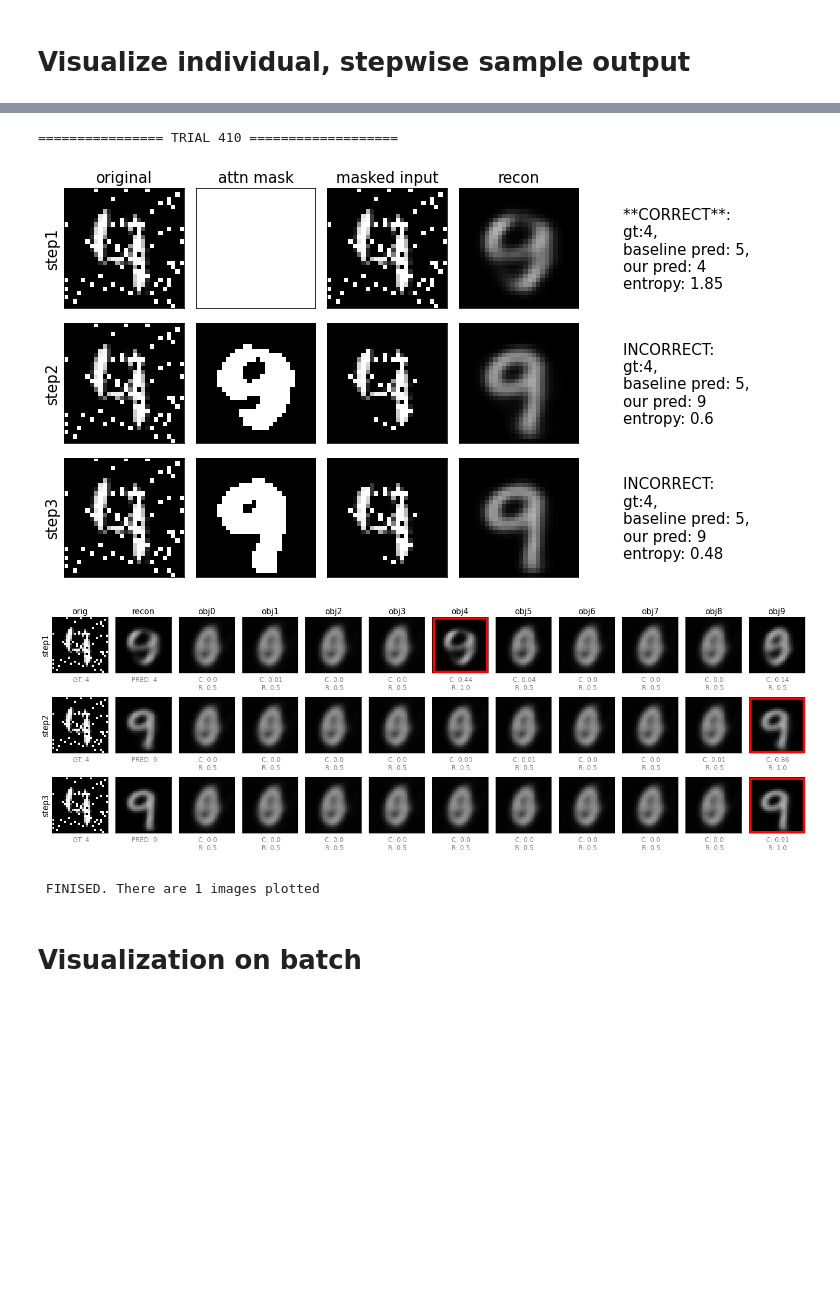
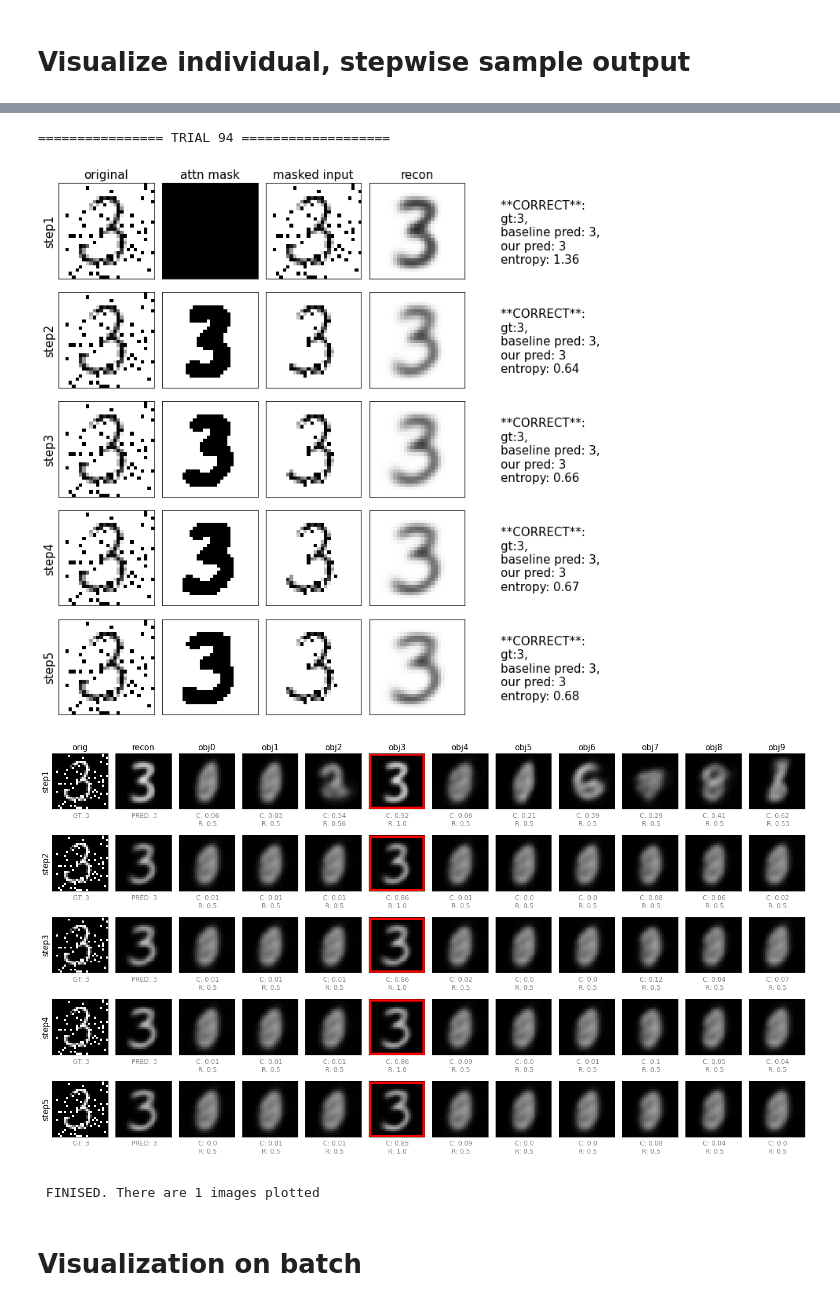
Before and after one commit to ahnchive/ORA-recognition, a Jupyter notebook: eval_visualization_rrcapsnet.ipynb, the cells around one changed output, grey strips where cells are left out. Saved outputs shown, nothing was run; the diff lists cells and outputs as text; code cells hidden in the pictures; blank space fills up the shorter version.

```diff
--- a/eval_visualization_rrcapsnet.ipynb
+++ b/eval_visualization_rrcapsnet.ipynb
@@ -686,10 +704,10 @@ print_args=False
 args_to_update = {'device':DEVICE, 'batch_size':BATCHSIZE,
                  'time_steps': 5, 'routings': 3, 'mask_threshold': 0.1}
 
-# load_model_path = './models/rrcapsnet/rrcapsnet_best.pt'
 # load_model_path = './results/mnist/Aug14_0524_lsf_res4_run2/best_epoch29_acc1.0000.pt'
 # load_model_path = './results/mnist/Aug14_0525_hsf_res4_run2/best_epoch25_acc1.0000.pt'
 load_model_path = './results/mnist/Aug14_0508_lsf_res4_run1/best_epoch30_acc1.0000.pt'
+load_model_path=  './results/mnist/Aug14_0635_lsf_conv_run1/best_epoch74_acc0.9981.pt'
 
 # model comparison
 compare_with_cnn = True
@@ -805,59 +823,65 @@ idx_start = 0 # can't be higher than batchsize
 n_image =1000
 
 ## plot condition
-condition = 'first correct last incorrect'
-condition = 'first incorrect last correct'
+# condition = 'first correct last incorrect'
+# condition = 'first incorrect last correct'
 # condition = 'first incorrect last incorrect'
-condition = 'all'
+# condition = 'all'
 # condition = 'correct'
-condition = 'incorrect'
+# condition = 'incorrect'
 
 ## plot only specific categories
-# idx_category =0
-# boolidx = y_hot.argmax(dim=-1).numpy()==idx_category
-# condition = list(np.where(boolidx==True)[0])
+# idx_category =4
+# boolidx1 = y_hot.argmax(dim=-1).numpy()==idx_category
+# condition = list(np.where(boolidx1==True)[0])
 
 ## plot different steps
-# n_step = 4
-# boolidx = (nstep==n_step).cpu().numpy()
-# condition = list(np.where(boolidx==True)[0])
+# n_step = 2
+# boolidx2 = (nstep==n_step).cpu().numpy()
+# condition = list(np.where(boolidx2==True)[0])
+# condition = list(np.where(boolidx1*boolidx2==True)[0])
 
 ## plot by ids
 # condition = [6, 41, 66]
 # condition = [7, 11]
 # condition = [66, 114, 656] #batchnum1
 # condition = [6] #batchnum2
 # condition = [6] #batchnum3
 # condition = [17]
 # condition = [8] #batchnum 3
 # condition = [22, 33,41,44,75,82,88,147] #fog batch
 # condition = [6,7]
 # condition = [17]
 # condition = [447]
 # condition = [167, 502, 1466]
 
 # condition = trialid_to_visualize #[:20]
 # condition = list(np.where(nstep==3)[0])
 # condition = [309]
 # condition = [560, 893]
 # condition=[7]
 # condition=[82, 92]
 
 # condition = [329,336]
-condition = [410]
+# condition = [410]
+# condition = [110, 12]
+# condition = [94, 299,527]
+# condition = [133] #9 and 4
+condition = [94] #routing
+
 idx_plotted =\
 visualize_detail(model, x.to(DEVICE), y_hot, outputs_model,
                  x_recon_step, objcaps_len_step, args,
                  start=idx_start, n_image=n_image, plot_trials_when = condition,
                  plot_routings=False,
                  pred_to_compare=pred_to_compare,
                  num_steps_to_finish=list(nstep.cpu().numpy()),
                  entropy = entropy_model
                 )
 # %% [output]
-================ TRIAL 410 ===================
+================ TRIAL 94 ===================
-[figure, old version]
+[figure, new version]
-[figure, old version]
+[figure, new version]
  FINISED. There are 1 images plotted
 # %% [markdown]
 # Visualization on batch
```
Also changed, not shown: parts of 4 cells of this notebook, 45 other files.
